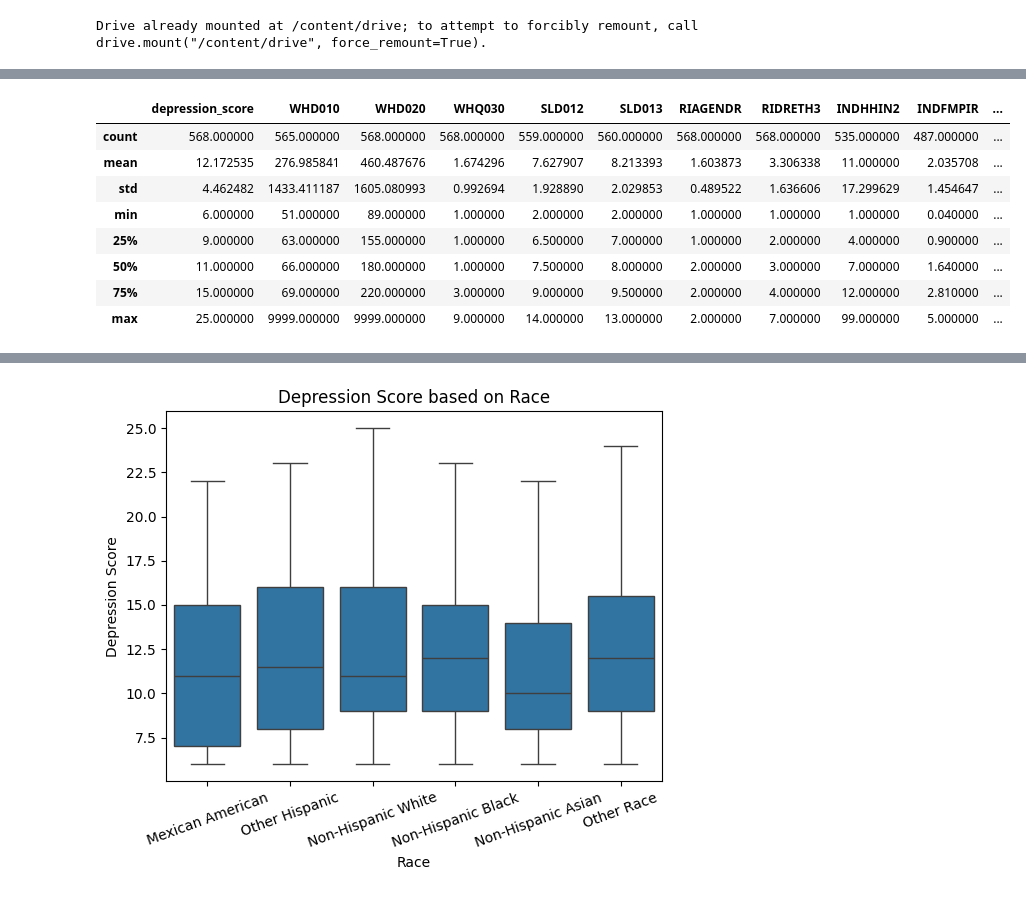
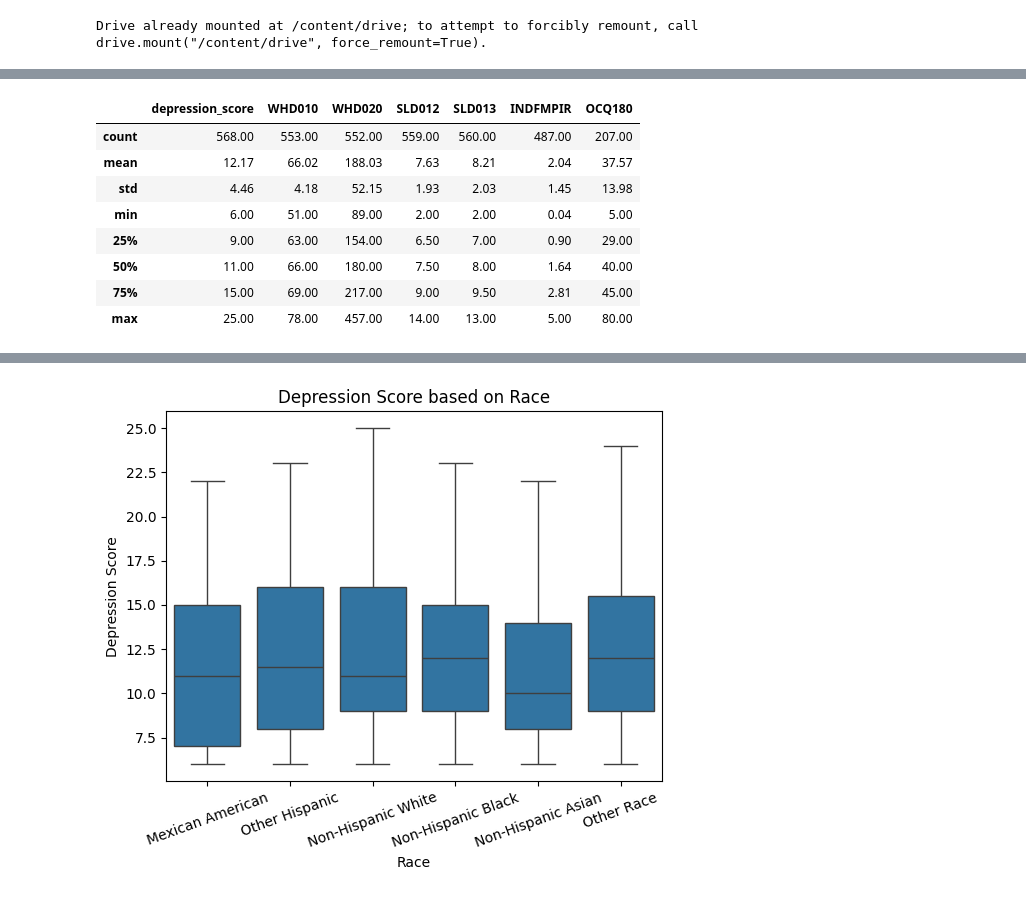
Before and after one commit to aidenjbrown/Intermediate_Data_Science_CS_28, a Jupyter notebook: scripts/EDA.ipynb, the cells around one changed output, grey strips where cells are left out. Drawn from its saved outputs; the diff is of its cells as text; code cells hidden in the pictures.

Commit message:
Final EDA push (fixing miscellanous things and improving summary tables).

```diff
--- a/scripts/EDA.ipynb
+++ b/scripts/EDA.ipynb
@@ -141,5 +113,11 @@ df
 
 # Some of the data is in byte format so, I use the decode comment if it is
 df = df.map(lambda x: x.decode() if isinstance(x, bytes) else x)
-df.describe()
-df
+
+# Remove NaN variables.
+
+df["OCQ180"] = pd.to_numeric(df["OCQ180"], errors="coerce").replace([77777, 99999], np.nan)
+df["SLD012"] = pd.to_numeric(df["SLD012"], errors="coerce").replace([77, 99], np.nan)
+df["SLD013"] = pd.to_numeric(df["SLD013"], errors="coerce").replace([77, 99], np.nan)
+df["WHD010"] = pd.to_numeric(df["WHD010"], errors="coerce").replace([7777, 9999], np.nan)
+df["WHD020"] = pd.to_numeric(df["WHD020"], errors="coerce").replace([7777, 9999], np.nan)
@@ -160,16 +124,17 @@ df
 # %%
 # Now it is time to drop all of the variables we don't need
 
 columns_we_want = ["SEQN","WHD010","WHD020", "WHQ030", "SLD012", "SLD013", "RIAGENDR", "RIDRETH3", "INDHHIN2", "INDFMPIR", "DMDEDUC2", "DMDEDUC3", "OCQ180", "depression_score"]
 df = df[columns_we_want].copy()
-df[["depression_score", "WHD010","WHD020", "WHQ030", "SLD012", "SLD013", "RIAGENDR", "RIDRETH3", "INDHHIN2", "INDFMPIR", "DMDEDUC2", "DMDEDUC3", "OCQ180"]].describe()
+# Sumarizing the numerical columns.
+df[["depression_score", "WHD010","WHD020", "SLD012", "SLD013", "INDFMPIR", "OCQ180"]].describe().round(2)
 # %% [output]
-|  | depression_score | WHD010 | WHD020 | WHQ030 | SLD012 | SLD013 | RIAGENDR | RIDRETH3 | INDHHIN2 | INDFMPIR | ... |
-| count | 568.000000 | 565.000000 | 568.000000 | 568.000000 | 559.000000 | 560.000000 | 568.000000 | 568.000000 | 535.000000 | 487.000000 | ... |
-| mean | 12.172535 | 276.985841 | 460.487676 | 1.674296 | 7.627907 | 8.213393 | 1.603873 | 3.306338 | 11.000000 | 2.035708 | ... |
-| std | 4.462482 | 1433.411187 | 1605.080993 | 0.992694 | 1.928890 | 2.029853 | 0.489522 | 1.636606 | 17.299629 | 1.454647 | ... |
-| min | 6.000000 | 51.000000 | 89.000000 | 1.000000 | 2.000000 | 2.000000 | 1.000000 | 1.000000 | 1.000000 | 0.040000 | ... |
-| 25% | 9.000000 | 63.000000 | 155.000000 | 1.000000 | 6.500000 | 7.000000 | 1.000000 | 2.000000 | 4.000000 | 0.900000 | ... |
-| 50% | 11.000000 | 66.000000 | 180.000000 | 1.000000 | 7.500000 | 8.000000 | 2.000000 | 3.000000 | 7.000000 | 1.640000 | ... |
-| 75% | 15.000000 | 69.000000 | 220.000000 | 3.000000 | 9.000000 | 9.500000 | 2.000000 | 4.000000 | 12.000000 | 2.810000 | ... |
-| max | 25.000000 | 9999.000000 | 9999.000000 | 9.000000 | 14.000000 | 13.000000 | 2.000000 | 7.000000 | 99.000000 | 5.000000 | ... |
+|  | depression_score | WHD010 | WHD020 | SLD012 | SLD013 | INDFMPIR | OCQ180 |
+| count | 568.00 | 553.00 | 552.00 | 559.00 | 560.00 | 487.00 | 207.00 |
+| mean | 12.17 | 66.02 | 188.03 | 7.63 | 8.21 | 2.04 | 37.57 |
+| std | 4.46 | 4.18 | 52.15 | 1.93 | 2.03 | 1.45 | 13.98 |
+| min | 6.00 | 51.00 | 89.00 | 2.00 | 2.00 | 0.04 | 5.00 |
+| 25% | 9.00 | 63.00 | 154.00 | 6.50 | 7.00 | 0.90 | 29.00 |
+| 50% | 11.00 | 66.00 | 180.00 | 7.50 | 8.00 | 1.64 | 40.00 |
+| 75% | 15.00 | 69.00 | 217.00 | 9.00 | 9.50 | 2.81 | 45.00 |
+| max | 25.00 | 78.00 | 457.00 | 14.00 | 13.00 | 5.00 | 80.00 |
```
Also changed, not shown: parts of 18 cells of this notebook.
